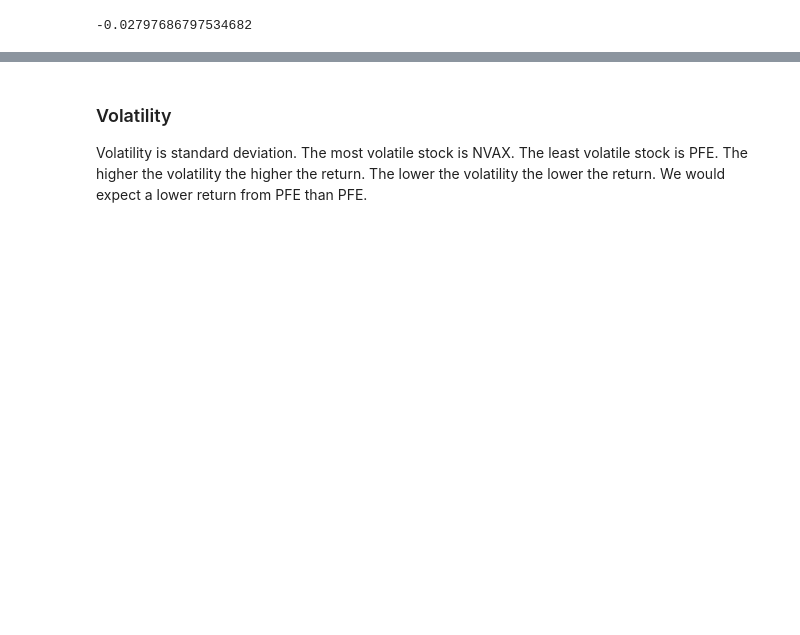
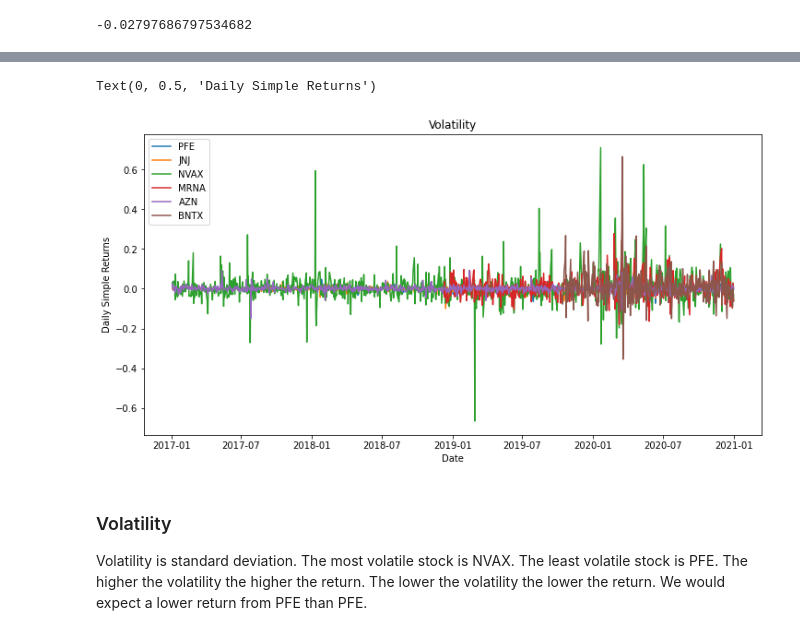
Before and after one commit to davidrtorres/Model-5-Stock-Price-Forecasting, a Jupyter notebook: Stocks_Capstone_2-8-21.ipynb, the cells around one changed output, grey strips where cells are left out. Saved outputs shown, nothing was run; the diff lists cells and outputs as text; code cells hidden in the pictures; blank space fills up the shorter version.

```diff
--- a/Stocks_Capstone_2-8-21.ipynb
+++ b/Stocks_Capstone_2-8-21.ipynb
@@ -306,3 +205,18 @@ sdr = df_single.pct_change(1)
+# %%
+#visualize stocks daily returns
+plt.figure(figsize=(12,6))
+#loop through each stock and plot simple returns
+for c in d_simple_returns.columns.values:
+    plt.plot(d_simple_returns.index, d_simple_returns[c], label=c)
+#plt.title(title)
+#plt.ylabel(col + ' Price', fontsize=18)
+plt.legend(loc='upper left', fontsize=10)
+plt.title('Volatility')
+plt.xlabel('Date')
+plt.ylabel('Daily Simple Returns')
+# %% [output]
+Text(0, 0.5, 'Daily Simple Returns')
+[figure, added]
 # %% [markdown]
 ### Volatility
 Volatility is standard deviation.  The most volatile stock is NVAX. The least volatile stock is PFE.  The higher the volatility the higher the return.  The lower the volatility the lower the return. We would expect a lower return from PFE than PFE.
```
Also changed, not shown: parts of 67 cells of this notebook.
